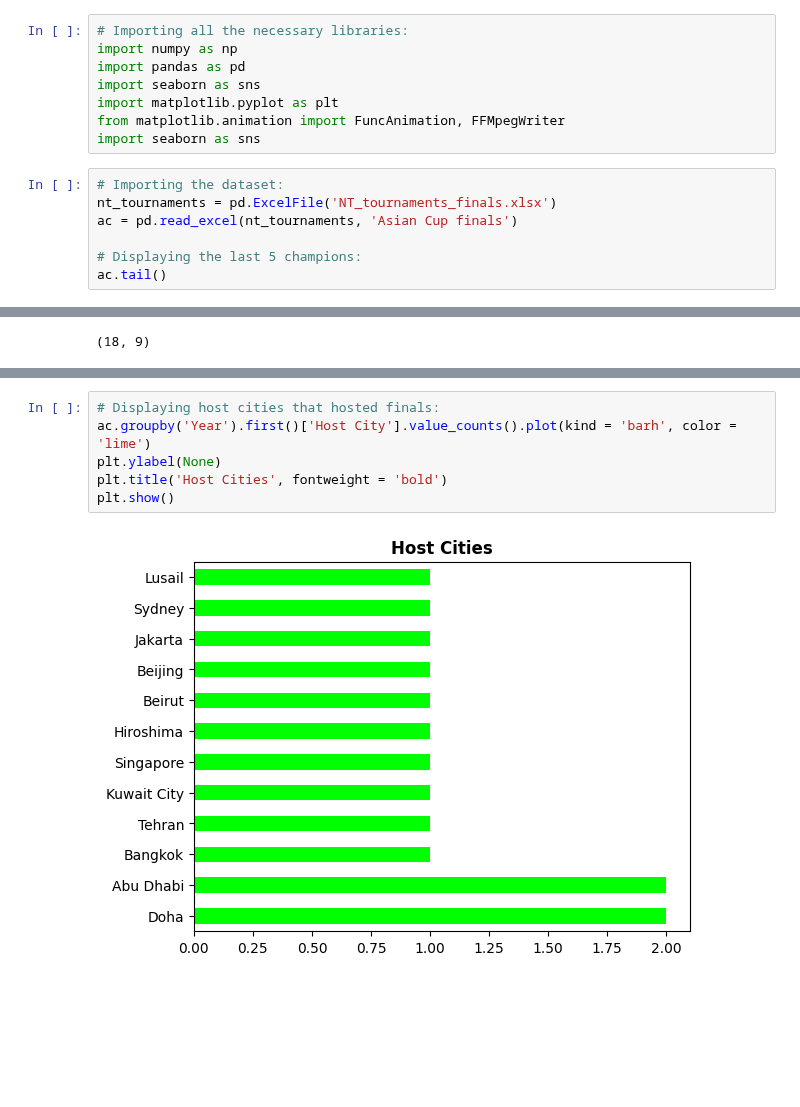
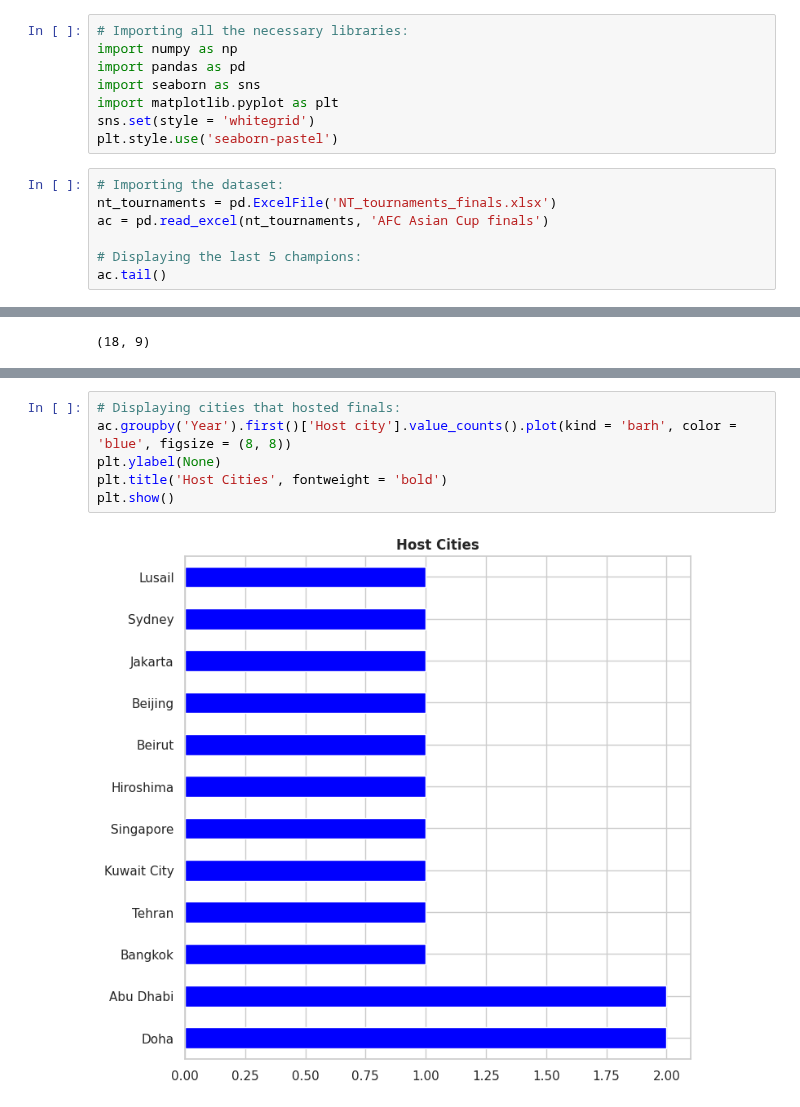
Before and after one commit to guilhermelaviola/SoccerCompetitionsStudy, a Jupyter notebook: AsianCupStudy.ipynb, the cells around one changed output, grey strips where cells are left out. Saved outputs shown, nothing was run; the diff lists cells and outputs as text; blank space fills up the shorter version.

```diff
--- a/AsianCupStudy.ipynb
+++ b/AsianCupStudy.ipynb
@@ -6,12 +6,12 @@ import numpy as np
 import pandas as pd
 import seaborn as sns
 import matplotlib.pyplot as plt
-from matplotlib.animation import FuncAnimation, FFMpegWriter
-import seaborn as sns
+sns.set(style = 'whitegrid')
+plt.style.use('seaborn-pastel')
 # %%
 # Importing the dataset:
 nt_tournaments = pd.ExcelFile('NT_tournaments_finals.xlsx')
-ac = pd.read_excel(nt_tournaments, 'Asian Cup finals')
+ac = pd.read_excel(nt_tournaments, 'AFC Asian Cup finals')
 
 # Displaying the last 5 champions:
 ac.tail()
@@ -74,10 +74,10 @@ plt.show()
 # %%
-# Displaying host cities that hosted finals:
-ac.groupby('Year').first()['Host City'].value_counts().plot(kind = 'barh', color = 'lime')
+# Displaying cities that hosted finals:
+ac.groupby('Year').first()['Host city'].value_counts().plot(kind = 'barh', color = 'blue', figsize = (8, 8))
 plt.ylabel(None)
 plt.title('Host Cities', fontweight = 'bold')
 plt.show()
 # %% [output]
-[figure, old version]
+[figure, new version]
 # %%
 # Displaying venues that hosted finals:
```
Also changed, not shown: parts of 8 cells of this notebook.
